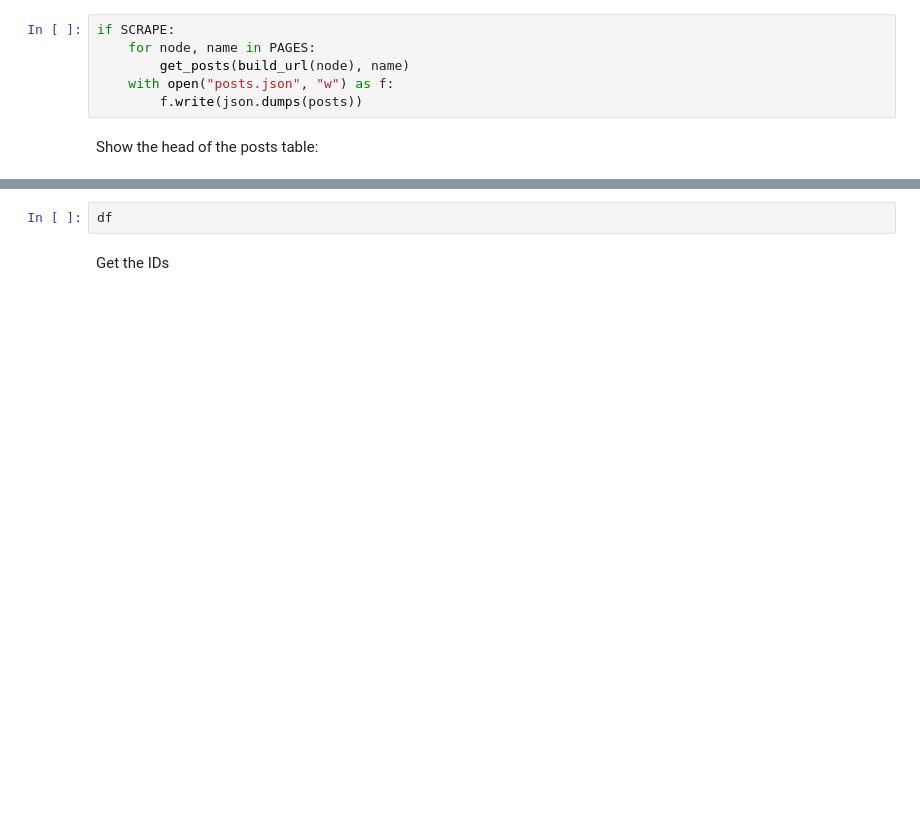
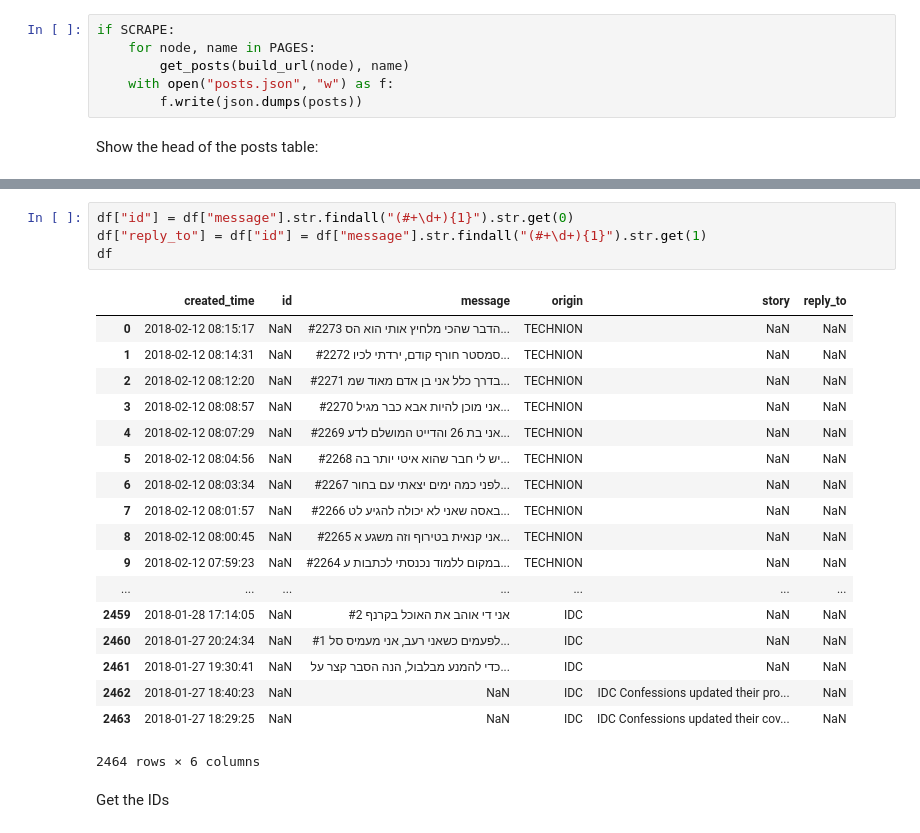
Before and after one commit to ohadch/confessions_db, a Jupyter notebook: confessions.ipynb, the cells around one changed output, grey strips where cells are left out. Saved outputs shown, nothing was run; the diff lists cells and outputs as text; blank space fills up the shorter version.

Commit message:
Extracts the post id and the reply_to post id

```diff
--- a/confessions.ipynb
+++ b/confessions.ipynb
@@ -103,5 +110,26 @@ df.head()
-# %%
-df
+# %%
+df["id"] = df["message"].str.findall("(#+\d+){1}").str.get(0)
+df["reply_to"] = df["id"] = df["message"].str.findall("(#+\d+){1}").str.get(1)
+df
+# %% [output]
+|  | created_time | id | message | origin | story | reply_to |
+| 0 | 2018-02-12 08:15:17 | NaN | #2273 הדבר שהכי מלחיץ אותי הוא הס... | TECHNION | NaN | NaN |
+| 1 | 2018-02-12 08:14:31 | NaN | #2272 סמסטר חורף קודם, ירדתי לכיו... | TECHNION | NaN | NaN |
+| 2 | 2018-02-12 08:12:20 | NaN | #2271 בדרך כלל אני בן אדם מאוד שמ... | TECHNION | NaN | NaN |
+| 3 | 2018-02-12 08:08:57 | NaN | #2270 אני מוכן להיות אבא כבר מגיל... | TECHNION | NaN | NaN |
+| 4 | 2018-02-12 08:07:29 | NaN | #2269 אני בת 26 והדייט המושלם לדע... | TECHNION | NaN | NaN |
+| 5 | 2018-02-12 08:04:56 | NaN | #2268 יש לי חבר שהוא איטי יותר בה... | TECHNION | NaN | NaN |
+| 6 | 2018-02-12 08:03:34 | NaN | #2267 לפני כמה ימים יצאתי עם בחור... | TECHNION | NaN | NaN |
+| 7 | 2018-02-12 08:01:57 | NaN | #2266 באסה שאני לא יכולה להגיע לט... | TECHNION | NaN | NaN |
+| 8 | 2018-02-12 08:00:45 | NaN | #2265 אני קנאית בטירוף וזה משגע א... | TECHNION | NaN | NaN |
+| 9 | 2018-02-12 07:59:23 | NaN | #2264 במקום ללמוד נכנסתי לכתבות ע... | TECHNION | NaN | NaN |
+| ... | ... | ... | ... | ... | ... | ... |
+| 2459 | 2018-01-28 17:14:05 | NaN | #2 אני די אוהב את האוכל בקרנף | IDC | NaN | NaN |
+| 2460 | 2018-01-27 20:24:34 | NaN | #1 לפעמים כשאני רעב, אני מעמיס סל... | IDC | NaN | NaN |
+| 2461 | 2018-01-27 19:30:41 | NaN | כדי להמנע מבלבול, הנה הסבר קצר על... | IDC | NaN | NaN |
+| 2462 | 2018-01-27 18:40:23 | NaN | NaN | IDC | IDC Confessions updated their pro... | NaN |
+| 2463 | 2018-01-27 18:29:25 | NaN | NaN | IDC | IDC Confessions updated their cov... | NaN |
+2464 rows × 6 columns
 # %% [markdown]
 Get the IDs
 # %% [markdown]
```
Also changed, not shown: parts of 3 cells of this notebook.
